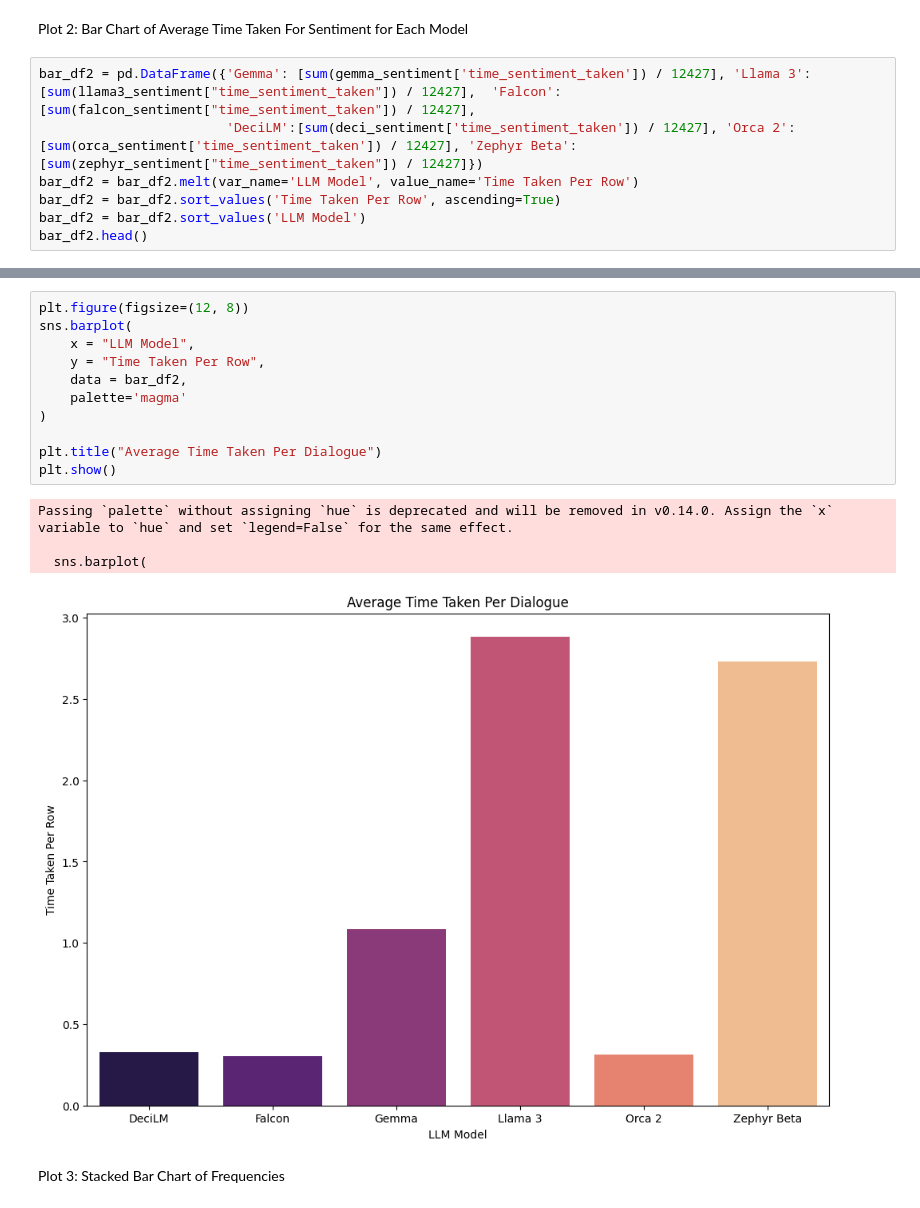
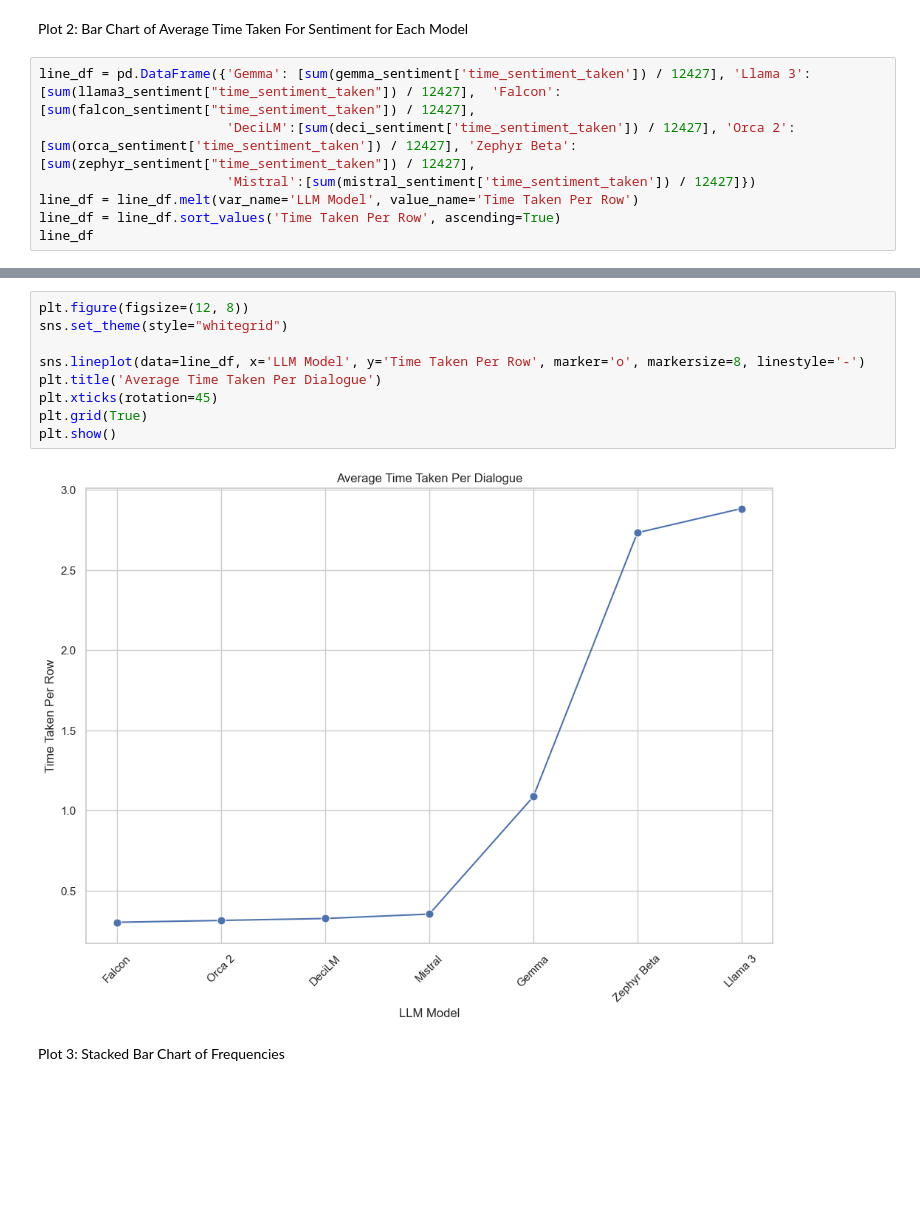
Before and after one commit to data-sci-capstone/copilot, a Jupyter notebook: Evaluation/sentiment-eval-models.ipynb, the cells around one changed output, grey strips where cells are left out. Cells and saved outputs as stored; diff of their text form; blank space fills up the shorter version.

Commit message:
added line graph

```diff
--- a/Evaluation/sentiment-eval-models.ipynb
+++ b/Evaluation/sentiment-eval-models.ipynb
@@ -453,11 +453,11 @@ plt.show()
 # %% [markdown]
 Plot 2: Bar Chart of Average Time Taken For Sentiment for Each Model
 # %%
-bar_df2 = pd.DataFrame({'Gemma': [sum(gemma_sentiment['time_sentiment_taken']) / 12427], 'Llama 3':[sum(llama3_sentiment["time_sentiment_taken"]) / 12427],  'Falcon':[sum(falcon_sentiment["time_sentiment_taken"]) / 12427],
-                        'DeciLM':[sum(deci_sentiment['time_sentiment_taken']) / 12427], 'Orca 2':[sum(orca_sentiment['time_sentiment_taken']) / 12427], 'Zephyr Beta':[sum(zephyr_sentiment["time_sentiment_taken"]) / 12427]})
-bar_df2 = bar_df2.melt(var_name='LLM Model', value_name='Time Taken Per Row')
-bar_df2 = bar_df2.sort_values('Time Taken Per Row', ascending=True)
-bar_df2 = bar_df2.sort_values('LLM Model')
-bar_df2.head()
+line_df = pd.DataFrame({'Gemma': [sum(gemma_sentiment['time_sentiment_taken']) / 12427], 'Llama 3':[sum(llama3_sentiment["time_sentiment_taken"]) / 12427],  'Falcon':[sum(falcon_sentiment["time_sentiment_taken"]) / 12427],
+                        'DeciLM':[sum(deci_sentiment['time_sentiment_taken']) / 12427], 'Orca 2':[sum(orca_sentiment['time_sentiment_taken']) / 12427], 'Zephyr Beta':[sum(zephyr_sentiment["time_sentiment_taken"]) / 12427],
+                        'Mistral':[sum(mistral_sentiment['time_sentiment_taken']) / 12427]})
+line_df = line_df.melt(var_name='LLM Model', value_name='Time Taken Per Row')
+line_df = line_df.sort_values('Time Taken Per Row', ascending=True)
+line_df
 # %% [output]
 |  | LLM Model | Time Taken Per Row |
@@ -469,19 +471,14 @@ bar_df2.head()
 # %%
 plt.figure(figsize=(12, 8))
-sns.barplot(
-    x = "LLM Model",
-    y = "Time Taken Per Row",
-    data = bar_df2,
-    palette='magma'
-)
+sns.set_theme(style="whitegrid")
 
-plt.title("Average Time Taken Per Dialogue")
+sns.lineplot(data=line_df, x='LLM Model', y='Time Taken Per Row', marker='o', markersize=8, linestyle='-')
+plt.title('Average Time Taken Per Dialogue')
+plt.xticks(rotation=45)
+plt.grid(True)
 plt.show()
 # %% [output]
-Passing `palette` without assigning `hue` is deprecated and will be removed in v0.14.0. Assign the `x` variable to `hue` and set `legend=False` for the same effect.
-
-  sns.barplot(
-[figure, old version]
+[figure, new version]
 # %% [markdown]
 Plot 3: Stacked Bar Chart of Frequencies
 # %%
```
Also changed, not shown: parts of 12 cells of this notebook.
